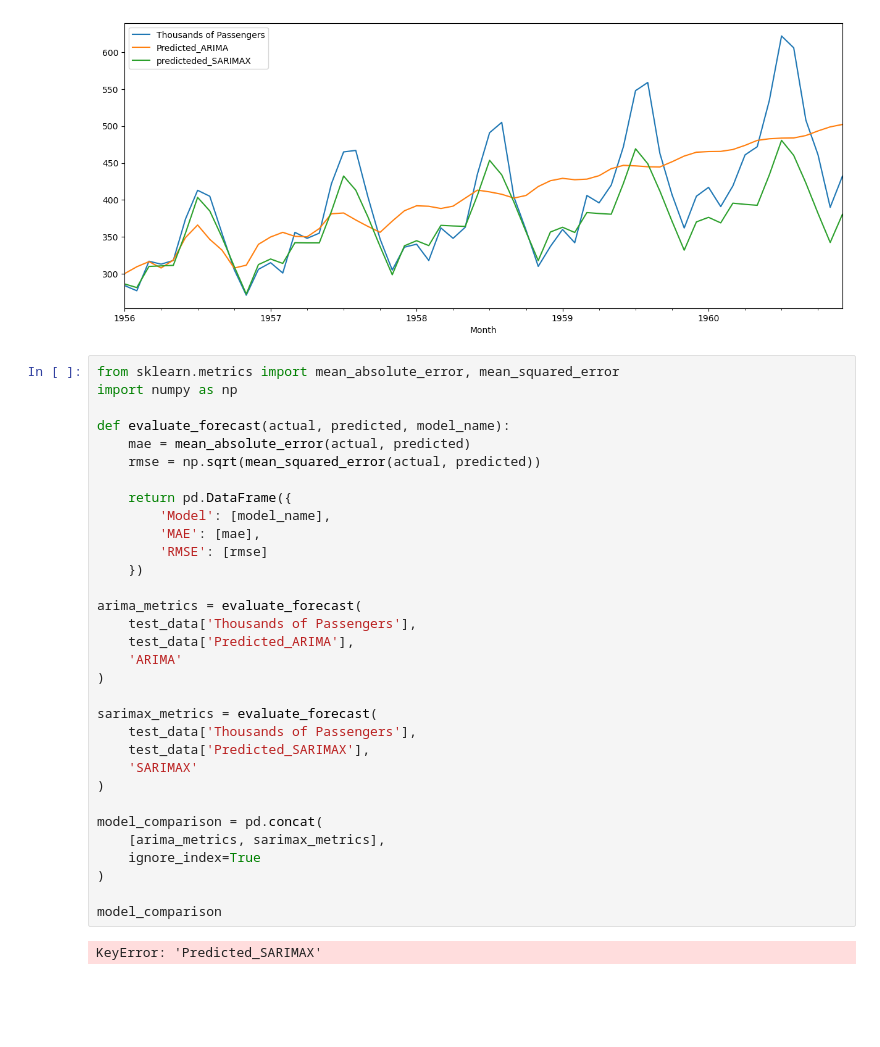
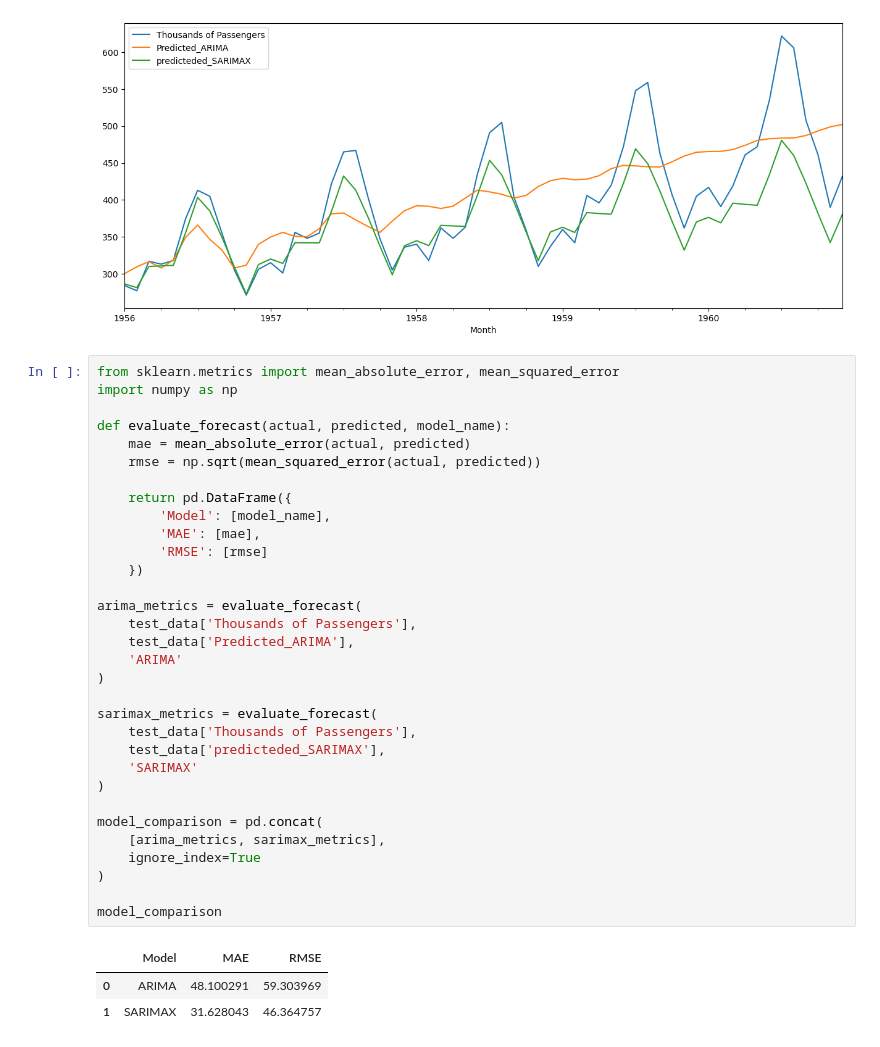
Before and after one commit to Shankari-Mohanakrishnan/time-series-analysis, a Jupyter notebook: notebooks/ARIMA_SARIMAX.ipynb, the cells around one changed output. Cells and saved outputs as stored; diff of their text form; blank space fills up the shorter version.

Commit message:
updating ARIMA SRIMAX notebook

```diff
--- a/notebooks/ARIMA_SARIMAX.ipynb
+++ b/notebooks/ARIMA_SARIMAX.ipynb
@@ -863,32 +863,34 @@ from sklearn.metrics import mean_absolute_error, mean_squared_error
 import numpy as np
 
 def evaluate_forecast(actual, predicted, model_name):
     mae = mean_absolute_error(actual, predicted)
     rmse = np.sqrt(mean_squared_error(actual, predicted))
 
     return pd.DataFrame({
         'Model': [model_name],
         'MAE': [mae],
         'RMSE': [rmse]
     })
 
 arima_metrics = evaluate_forecast(
     test_data['Thousands of Passengers'],
     test_data['Predicted_ARIMA'],
     'ARIMA'
 )
 
 sarimax_metrics = evaluate_forecast(
     test_data['Thousands of Passengers'],
-    test_data['Predicted_SARIMAX'],
+    test_data['predicteded_SARIMAX'],
     'SARIMAX'
 )
 
 model_comparison = pd.concat(
     [arima_metrics, sarimax_metrics],
     ignore_index=True
 )
 
 model_comparison
 # %% [output]
-KeyError: 'Predicted_SARIMAX'
+|  | Model | MAE | RMSE |
+| 0 | ARIMA | 48.100291 | 59.303969 |
+| 1 | SARIMAX | 31.628043 | 46.364757 |
```
